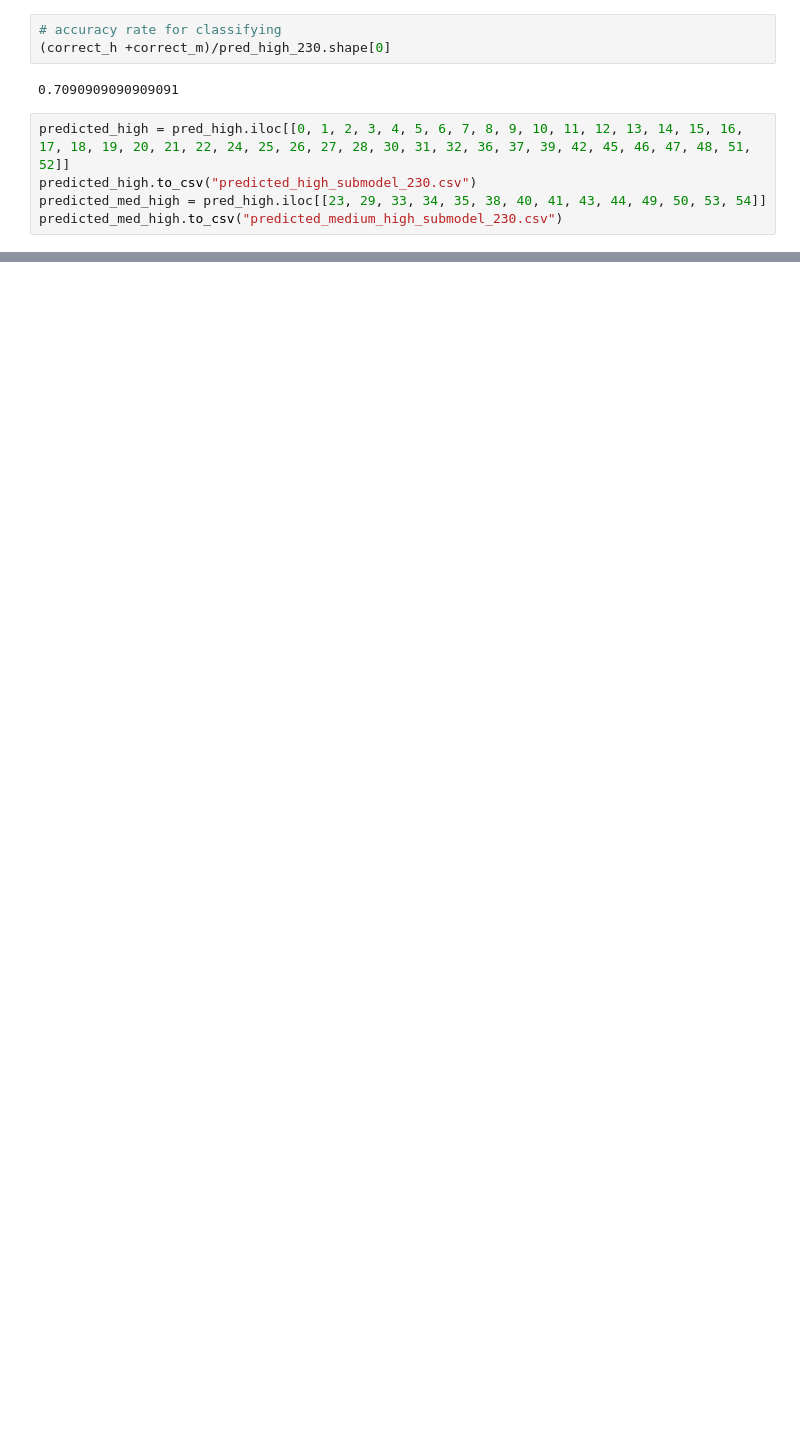
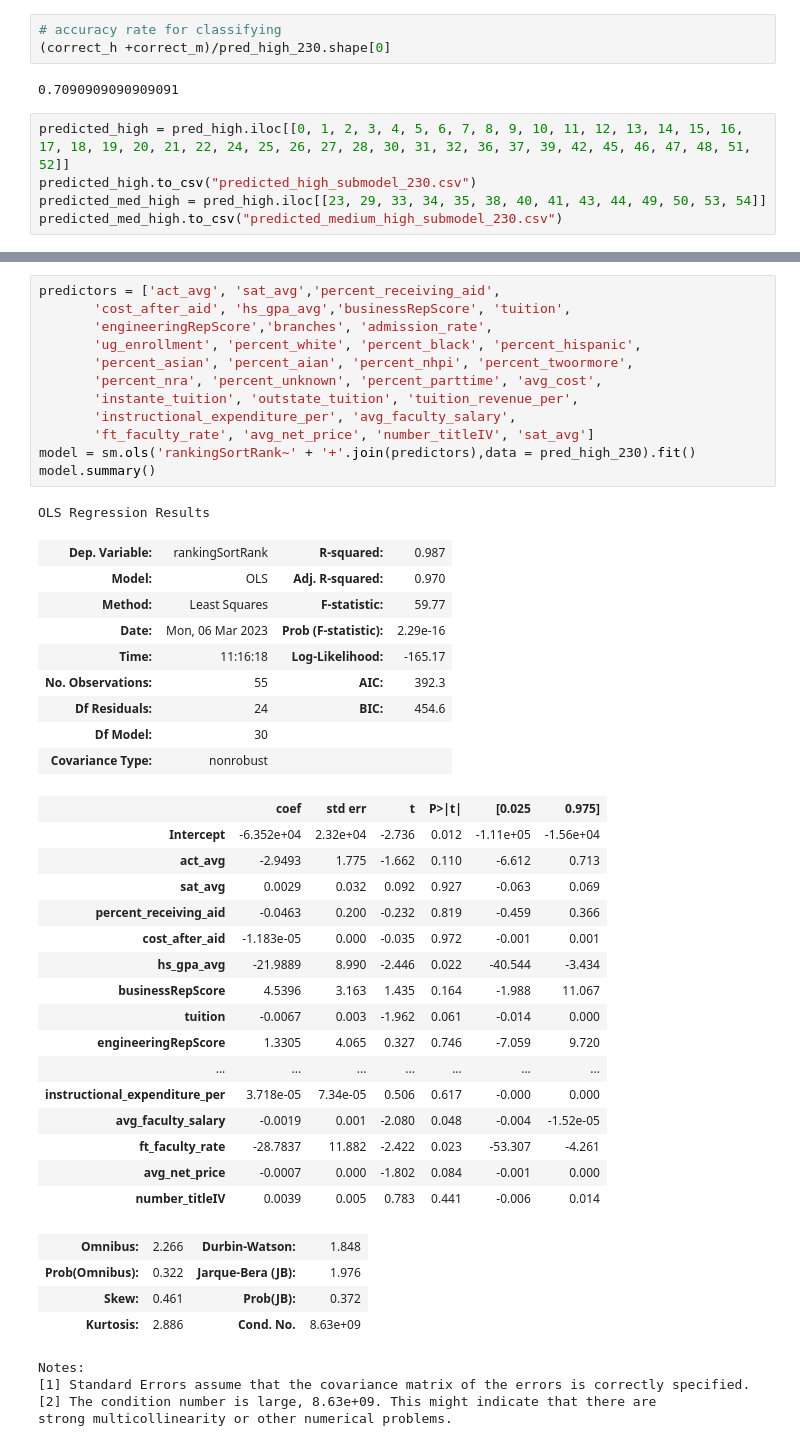
Before and after one commit to shrayvaidya/datasci303-2, a Jupyter notebook: projectwork.ipynb, the cells around one changed output, grey strips where cells are left out. Cells and saved outputs as stored; diff of their text form; blank space fills up the shorter version.

```diff
--- a/projectwork.ipynb
+++ b/projectwork.ipynb
@@ -299,0 +368,47 @@ predicted_med_high.to_csv("predicted_medium_high_submodel_230.csv")
+# %%
+predictors = ['act_avg', 'sat_avg','percent_receiving_aid',
+       'cost_after_aid', 'hs_gpa_avg','businessRepScore', 'tuition',
+       'engineeringRepScore','branches', 'admission_rate',
+       'ug_enrollment', 'percent_white', 'percent_black', 'percent_hispanic',
+       'percent_asian', 'percent_aian', 'percent_nhpi', 'percent_twoormore',
+       'percent_nra', 'percent_unknown', 'percent_parttime', 'avg_cost',
+       'instante_tuition', 'outstate_tuition', 'tuition_revenue_per',
+       'instructional_expenditure_per', 'avg_faculty_salary',
+       'ft_faculty_rate', 'avg_net_price', 'number_titleIV', 'sat_avg']
+model = sm.ols('rankingSortRank~' + '+'.join(predictors),data = pred_high_230).fit()
+model.summary()
+# %% [output]
+OLS Regression Results
+| Dep. Variable: | rankingSortRank | R-squared: | 0.987 |
+| Model: | OLS | Adj. R-squared: | 0.970 |
+| Method: | Least Squares | F-statistic: | 59.77 |
+| Date: | Mon, 06 Mar 2023 | Prob (F-statistic): | 2.29e-16 |
+| Time: | 11:16:18 | Log-Likelihood: | -165.17 |
+| No. Observations: | 55 | AIC: | 392.3 |
+| Df Residuals: | 24 | BIC: | 454.6 |
+| Df Model: | 30 |  |  |
+| Covariance Type: | nonrobust |  |  |
+|  | coef | std err | t | P>|t| | [0.025 | 0.975] |
+| Intercept | -6.352e+04 | 2.32e+04 | -2.736 | 0.012 | -1.11e+05 | -1.56e+04 |
+| act_avg | -2.9493 | 1.775 | -1.662 | 0.110 | -6.612 | 0.713 |
+| sat_avg | 0.0029 | 0.032 | 0.092 | 0.927 | -0.063 | 0.069 |
+| percent_receiving_aid | -0.0463 | 0.200 | -0.232 | 0.819 | -0.459 | 0.366 |
+| cost_after_aid | -1.183e-05 | 0.000 | -0.035 | 0.972 | -0.001 | 0.001 |
+| hs_gpa_avg | -21.9889 | 8.990 | -2.446 | 0.022 | -40.544 | -3.434 |
+| businessRepScore | 4.5396 | 3.163 | 1.435 | 0.164 | -1.988 | 11.067 |
+| tuition | -0.0067 | 0.003 | -1.962 | 0.061 | -0.014 | 0.000 |
+| engineeringRepScore | 1.3305 | 4.065 | 0.327 | 0.746 | -7.059 | 9.720 |
+| ... | ... | ... | ... | ... | ... | ... |
+| instructional_expenditure_per | 3.718e-05 | 7.34e-05 | 0.506 | 0.617 | -0.000 | 0.000 |
+| avg_faculty_salary | -0.0019 | 0.001 | -2.080 | 0.048 | -0.004 | -1.52e-05 |
+| ft_faculty_rate | -28.7837 | 11.882 | -2.422 | 0.023 | -53.307 | -4.261 |
+| avg_net_price | -0.0007 | 0.000 | -1.802 | 0.084 | -0.001 | 0.000 |
+| number_titleIV | 0.0039 | 0.005 | 0.783 | 0.441 | -0.006 | 0.014 |
+| Omnibus: | 2.266 | Durbin-Watson: | 1.848 |
+| Prob(Omnibus): | 0.322 | Jarque-Bera (JB): | 1.976 |
+| Skew: | 0.461 | Prob(JB): | 0.372 |
+| Kurtosis: | 2.886 | Cond. No. | 8.63e+09 |
+Notes:
+[1] Standard Errors assume that the covariance matrix of the errors is correctly specified.
+[2] The condition number is large, 8.63e+09. This might indicate that there are
+strong multicollinearity or other numerical problems.
```
Also changed, not shown: parts of 9 cells of this notebook.
